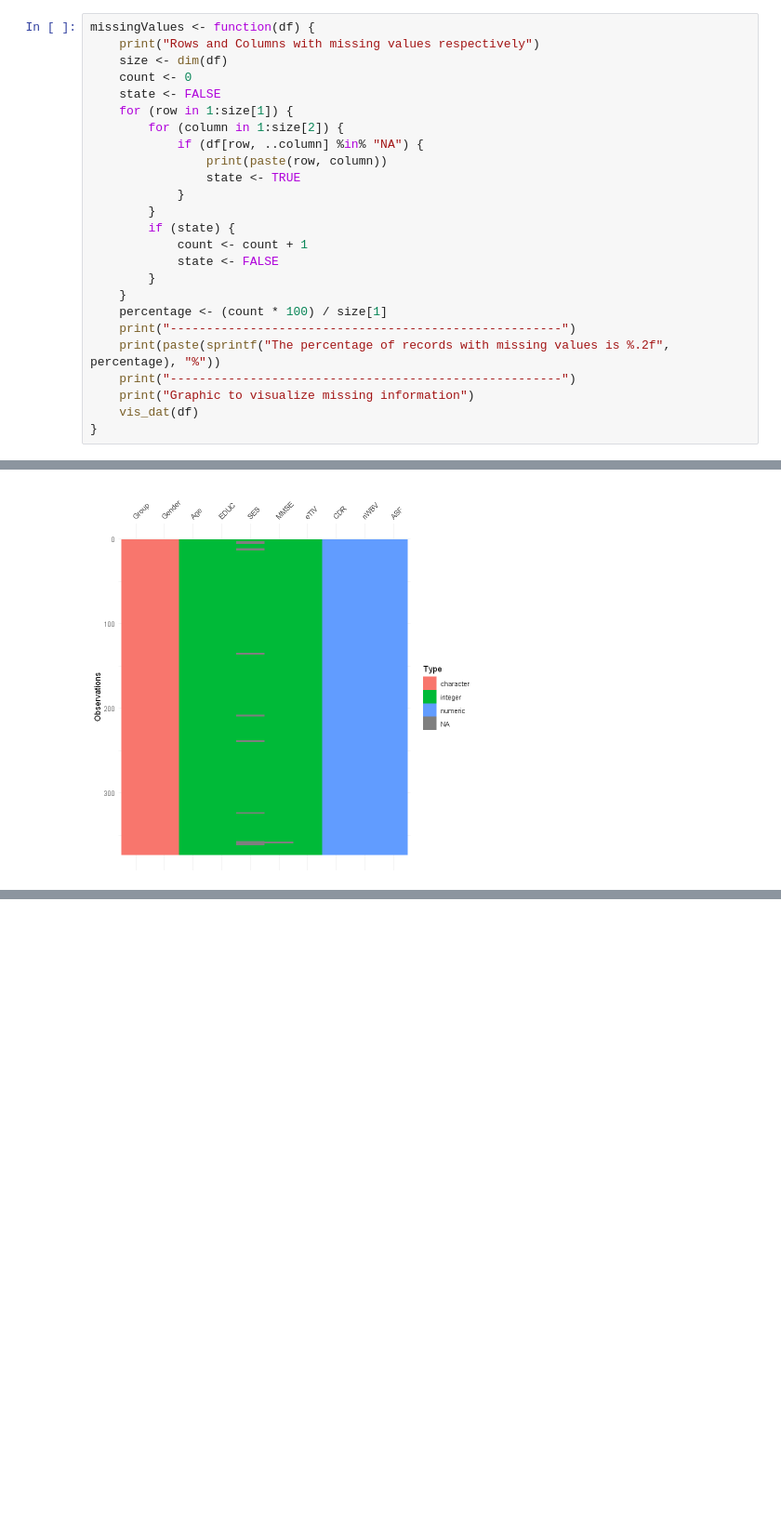
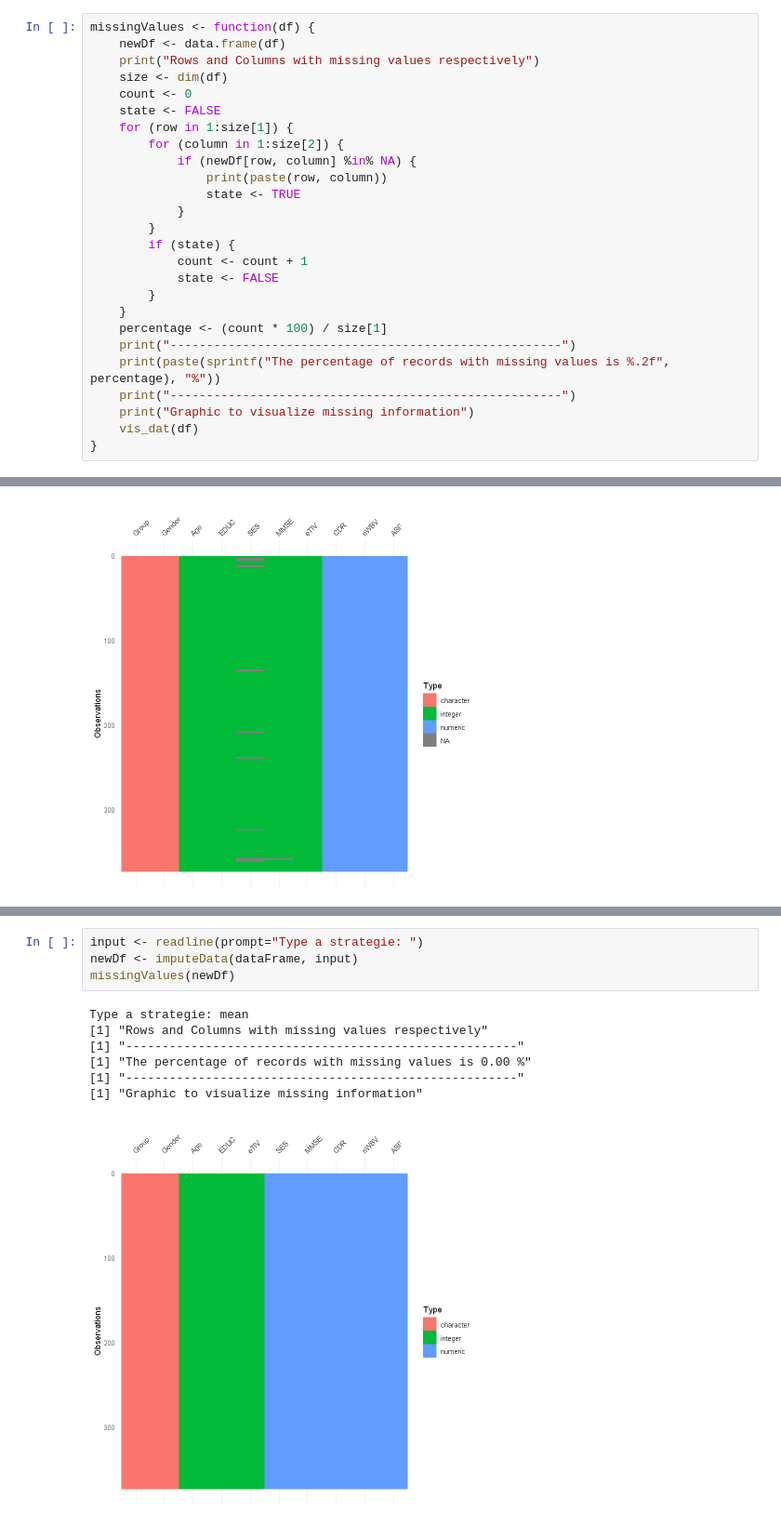
Before and after one commit to JuanPablo70/PGAD-Assignment02, a Jupyter notebook: AlzheimerFeatures.ipynb, the cells around one changed output, grey strips where cells are left out. Shown at 93% size. Saved outputs shown, nothing was run; the diff lists cells and outputs as text; blank space fills up the shorter version.

Commit message:
Imputing missing values

```diff
--- a/AlzheimerFeatures.ipynb
+++ b/AlzheimerFeatures.ipynb
@@ -83,13 +97,14 @@ Now that the data frame is set, let's get details about the missing values of th
   - Graphics to visualize missing information
 # %%
 missingValues <- function(df) {
+    newDf <- data.frame(df)
     print("Rows and Columns with missing values respectively")
     size <- dim(df)
     count <- 0
     state <- FALSE
     for (row in 1:size[1]) {
         for (column in 1:size[2]) {
-            if (df[row, ..column] %in% "NA") {
+            if (newDf[row, column] %in% NA) {
                 print(paste(row, column))
                 state <- TRUE
             }
@@ -129,0 +196,12 @@ missingValues(dataFrame)
+# %%
+input <- readline(prompt="Type a strategie: ")
+newDf <- imputeData(dataFrame, input)
+missingValues(newDf)
+# %% [output]
+Type a strategie: mean
+[1] "Rows and Columns with missing values respectively"
+[1] "------------------------------------------------------"
+[1] "The percentage of records with missing values is 0.00 %"
+[1] "------------------------------------------------------"
+[1] "Graphic to visualize missing information"
+[figure, added]
```
Also changed, not shown: parts of 7 cells of this notebook.
